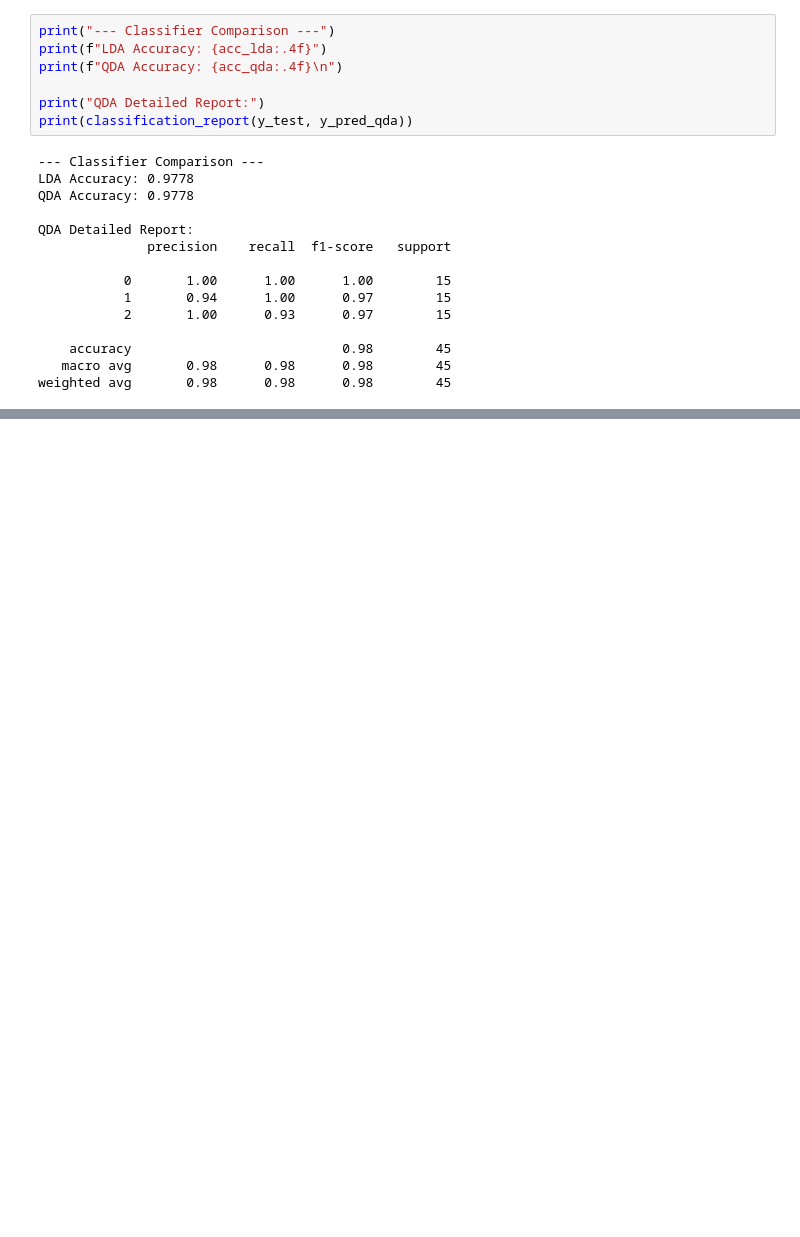
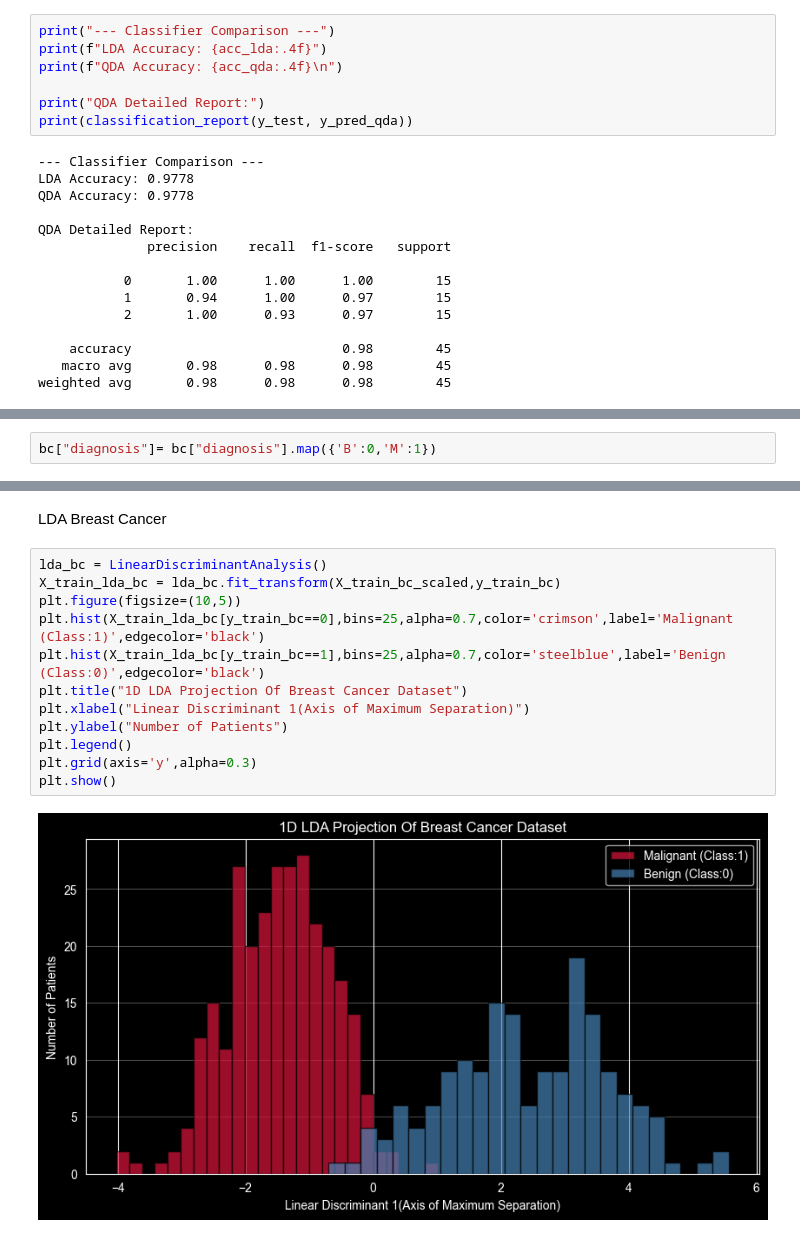
Before and after one commit to vinnipukh/learningpy, a Jupyter notebook: midterm2prep/pca.ipynb, the cells around one changed output, grey strips where cells are left out. Drawn from its saved outputs; the diff is of its cells as text; blank space fills up the shorter version.

```diff
--- a/midterm2prep/pca.ipynb
+++ b/midterm2prep/pca.ipynb
@@ -183,0 +198,2 @@ weighted avg       0.98      0.98      0.98        45
+# %%
+bc["diagnosis"]= bc["diagnosis"].map({'B':0,'M':1})
@@ -183,0 +259,16 @@ weighted avg       0.98      0.98      0.98        45
+# %% [markdown]
+LDA Breast Cancer
+# %%
+lda_bc = LinearDiscriminantAnalysis()
+X_train_lda_bc = lda_bc.fit_transform(X_train_bc_scaled,y_train_bc)
+plt.figure(figsize=(10,5))
+plt.hist(X_train_lda_bc[y_train_bc==0],bins=25,alpha=0.7,color='crimson',label='Malignant (Class:1)',edgecolor='black')
+plt.hist(X_train_lda_bc[y_train_bc==1],bins=25,alpha=0.7,color='steelblue',label='Benign (Class:0)',edgecolor='black')
+plt.title("1D LDA Projection Of Breast Cancer Dataset")
+plt.xlabel("Linear Discriminant 1(Axis of Maximum Separation)")
+plt.ylabel("Number of Patients")
+plt.legend()
+plt.grid(axis='y',alpha=0.3)
+plt.show()
+# %% [output]
+[figure, added]
```
Also changed, not shown: parts of 18 cells of this notebook.
